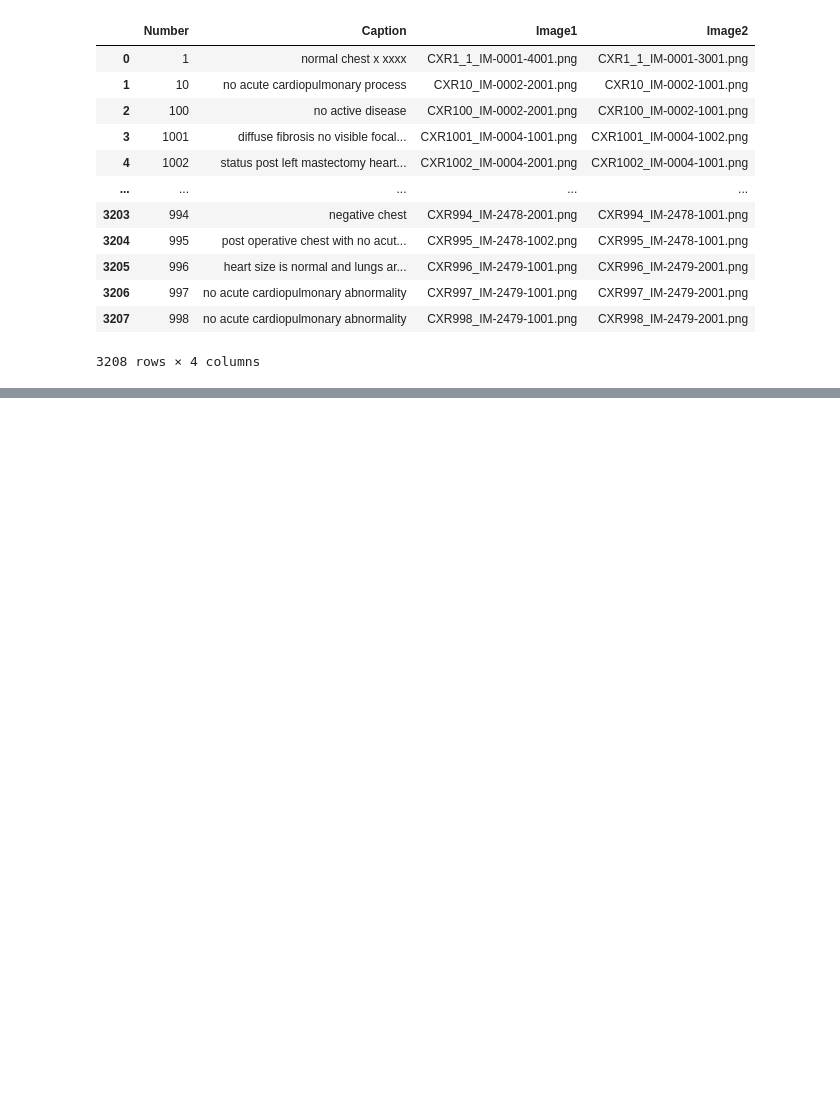
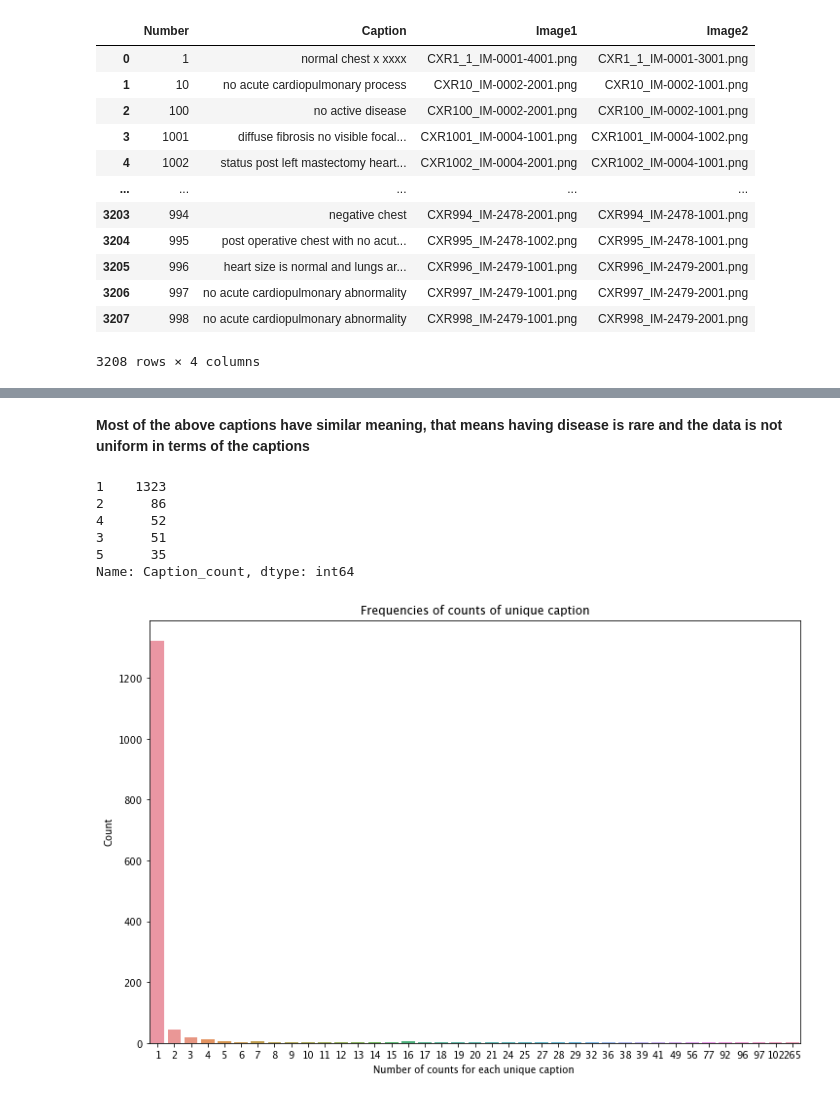
Before and after one commit to vspvikram/AML_project, a Jupyter notebook: AML_project_1.ipynb, the cells around one changed output, grey strips where cells are left out. Saved outputs shown, nothing was run; the diff lists cells and outputs as text; code cells hidden in the pictures; blank space fills up the shorter version.

```diff
--- a/AML_project_1.ipynb
+++ b/AML_project_1.ipynb
@@ -206,0 +159,24 @@ Test shape:  (641, 5)
+# %% [markdown]
+**Most of the above captions have similar meaning, that means having disease is rare and the data is not uniform in terms of the captions**
+# %%
+df2[df2.Caption_count < 6]['Caption_count'].value_counts() #39 types of captions are available in the dataset
+# %% [output]
+1    1323
+2      86
+4      52
+3      51
+5      35
+Name: Caption_count, dtype: int64
+# %%
+
+df_counts_unique = df2.Caption_count.value_counts().reset_index()
+df_counts_unique['Caption_count_correct'] = df_counts_unique['Caption_count']/df_counts_unique['index']
+
+plt.figure(figsize=(12,8))
+ax = sns.barplot(x='index', y= 'Caption_count_correct', data = df_counts_unique)
+plt.xlabel("Number of counts for each unique caption ")
+plt.ylabel("Count")
+plt.title("Frequencies of counts of unique caption")
+plt.show()
+# %% [output]
+[figure, added]
```
Also changed, not shown: parts of 30 cells of this notebook.
